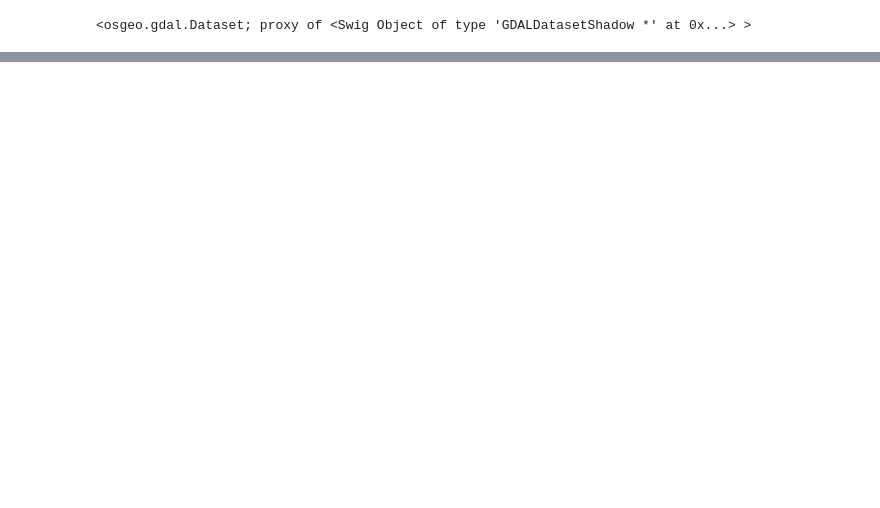
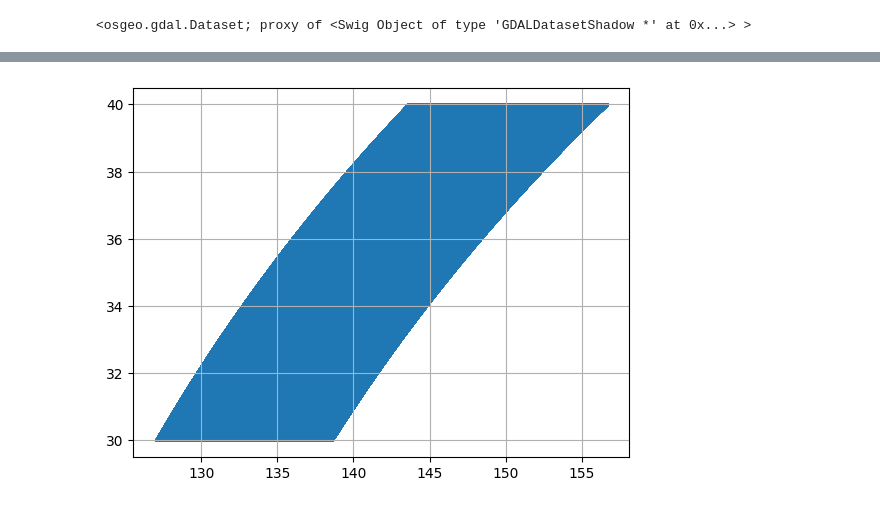
Before and after one commit to KentaKudo/gcom-practice, a Jupyter notebook: src/playground.ipynb, the cells around one changed output, grey strips where cells are left out. Cells and saved outputs as stored; diff of their text form; code cells hidden in the pictures; blank space fills up the shorter version.

```diff
--- a/src/playground.ipynb
+++ b/src/playground.ipynb
@@ -91,0 +123,10 @@ gdal.Translate(
+# %%
+import numpy as np
+import matplotlib.pyplot as plt
+
+# ■ 関心領域 投影前緯度経度
+LatRef = np.linspace(40, 30, 4800)
+LonRef = np.linspace(110, 120, 4800)
+LLroi_Lat = np.outer(LatRef, np.ones(4800))
+LLroi_Lon = 1 / np.cos(np.outer(LatRef, np.pi / 180)) * LonRef
+(LLroi_Lat, LLroi_Lon)
@@ -91,0 +151,7 @@ gdal.Translate(
+# %%
+# ■ 散布画像表示
+plt.scatter(LLroi_Lon.flatten(), LLroi_Lat.flatten(), s=1)
+plt.grid()
+plt.show()
+# %% [output]
+[figure, added]
```
Also changed, not shown: parts of 11 cells of this notebook, 5 other files.
